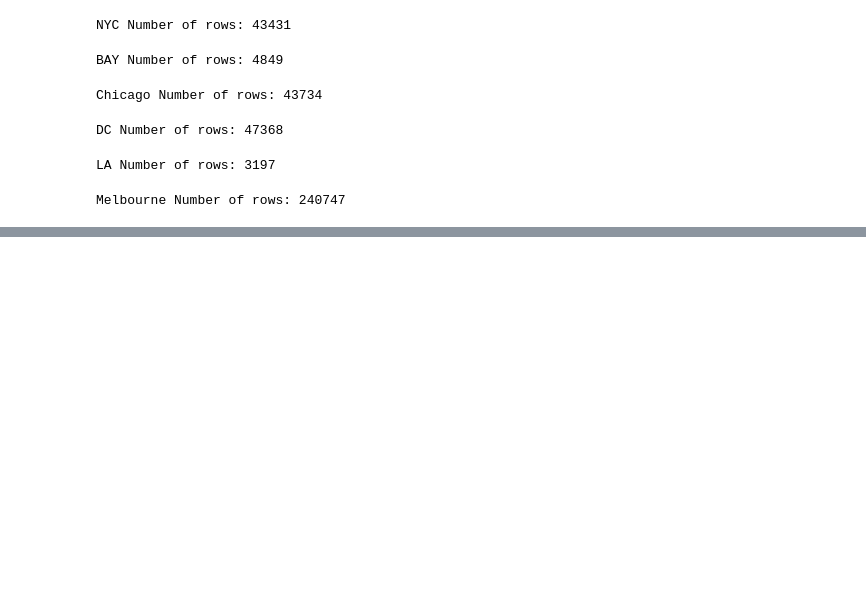
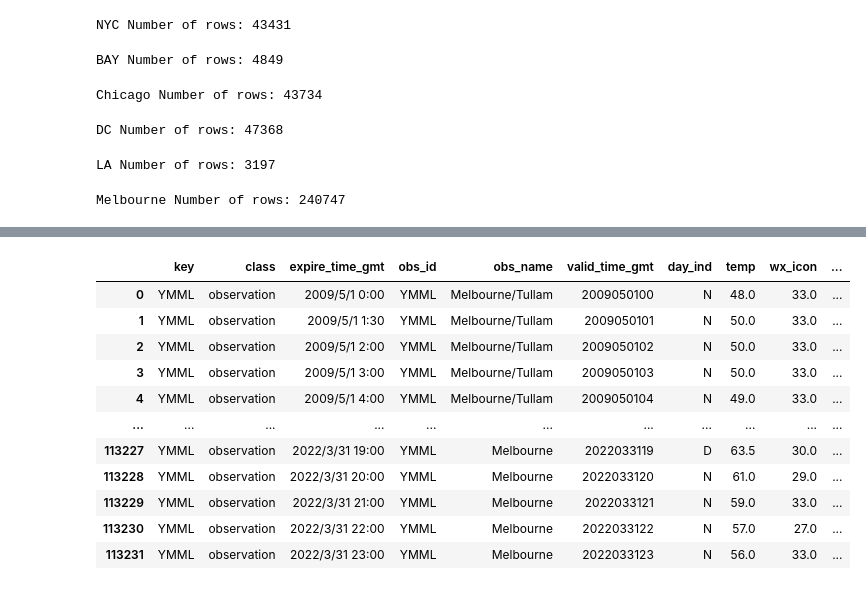
Before and after one commit to Liyue-Chen/STContext, a Jupyter notebook: data/Weather/analyze_wxx.ipynb, the cells around one changed output, grey strips where cells are left out. Saved outputs shown, nothing was run; the diff lists cells and outputs as text; code cells hidden in the pictures; blank space fills up the shorter version.

```diff
--- a/data/Weather/analyze_wxx.ipynb
+++ b/data/Weather/analyze_wxx.ipynb
@@ -368,0 +706,86 @@ Melbourne Number of rows: 240747
+# %%
+import os
+import pandas as pd
+from tqdm import tqdm
+import datetime
+import calendar
+
+col = ['key', 'class', 'expire_time_gmt', 'obs_id', 'obs_name', 'valid_time_gmt',
+         'day_ind', 'temp', 'wx_icon', 'icon_extd', 'wx_phrase', 'pressure_tend',
+         'pressure_desc', 'dewPt', 'heat_index', 'rh', 'pressure', 'vis', 'wc',
+         'wdir', 'wdir_cardinal', 'gust', 'wspd', 'max_temp', 'min_temp',
+         'precip_total', 'precip_hrly', 'snow_hrly', 'uv_desc', 'feels_like',
+         'uv_index', 'qualifier', 'qualifier_svrty', 'blunt_phrase', 'terse_phrase',
+         'clds', 'water_temp', 'primary_wave_period', 'primary_wave_height',
+         'primary_swell_period', 'primary_swell_height', 'primary_swell_direction',
+         'secondary_swell_period', 'secondary_swell_height', 'secondary_swell_direction']
+all_type = ['Cloudy', 'Fair', 'Rainy', 'Foggy', 'Snowy',\
+             'Windy', 'Overcast', 'Thunderstorm', 'Tornado', 'Hail']
+cities_ls = ['NYC', 'BAY','Chicago','DC','LA','Melbourne']
+suffix = 'Weather_ori_1.csv'
+dict = {}
+
+for c in cities_ls:
+    f_path = f'./preprocessed/step2/{c}/'
+    f_file = c+'Weather_1h.csv'
+    f_str = f_path + f_file # the name of the file
+    df_for_fill = pd.read_csv(f_str, converters={'wx_phrase':str})
+    num_rows = len(df_for_fill)
+    print_msg = str(c+" Number of rows: ").ljust(30)+str(num_rows)
+    print(print_msg.ljust(50), end='')
+    if num_rows == 0: continue
+
+    def str2date(s:str)->datetime.datetime:
+        """s: s must like '2023051102', its first four letters represent year,
+        and then each 2 letters represent month, day, hour respectively"""
+        s = str(s)
+        year, month, day, hour = s[:4], s[4:6], s[6:8], s[8:]
+        return datetime.datetime(int(year), int(month), int(day), int(hour))
+    def date2str(date:datetime.datetime)->str:
+        # {ls[0]}{ls[1].zfill(2)}{ls[2].zfill(2)}{ls[3].zfill(2)}
+        return f'{str(date.year)}{str(date.month).zfill(2)}{str(date.day).zfill(2)}{str(date.hour).zfill(2)}'
+
+    start_str = df_for_fill.loc[0, 'valid_time_gmt']
+    # print(start_str)
+    end_str = df_for_fill.loc[num_rows-1, 'valid_time_gmt']
+    start_date = str2date(start_str)
+    end_date = str2date(end_str)
+    now_date = start_date
+    cnt = 0 # 用于索引csv的行
+    dict_for_df = {} # 用于构建新的df
+    ls_filled = [] # 用于记录哪些时刻原本是没有的而是被新填充的
+    for col_name in col:
+        dict_for_df[col_name] = []
+    while now_date <= end_date:
+        csv_str = df_for_fill.loc[cnt, 'valid_time_gmt']
+        csv_date = str2date(csv_str)
+        if csv_date == now_date:
+            tmp_row = df_for_fill.loc[cnt].copy() # 不需要填充
+            for col_name in col:
+                dict_for_df[col_name].append(tmp_row[col_name])
+        else:
+            tmp_row = df_for_fill.loc[cnt-1].copy() # 取上一时刻的来填充
+            tmp_str = date2str(now_date)
+            tmp_row['valid_time_gmt'] = tmp_str # 修改时间
+            ls_filled.append(tmp_str)
+            for col_name in col:
+                dict_for_df[col_name].append(tmp_row[col_name])
+
+            cnt -= 1 # 这个是为了防止跳过当前的行
+        now_date += datetime.timedelta(hours=1)
+        cnt += 1
+
+    df_filled = pd.DataFrame(dict_for_df) # 生成新的dataframe
+    df_record = pd.DataFrame(ls_filled) # 记录哪些时刻是被新填充的
+    filled_path = f'./preprocessed/step3/{c}/'
+    filled_file = c+'Weather_1h.csv'
+    record_file = c+'record.csv'
+
+    if not os.path.exists(filled_path):
+        os.makedirs(filled_path)
+
+    df_filled.to_csv(filled_path+filled_file, index=False)
+    df_record.to_csv(filled_path+record_file, index=False)
+    print(f'after filled: {len(df_filled)}')
+df_filled
+# %% [output]
@@ -368,0 +798,12 @@ Melbourne Number of rows: 240747
+|  | key | class | expire_time_gmt | obs_id | obs_name | valid_time_gmt | day_ind | temp | wx_icon | ... |
+| 0 | YMML | observation | 2009/5/1 0:00 | YMML | Melbourne/Tullam | 2009050100 | N | 48.0 | 33.0 | ... |
+| 1 | YMML | observation | 2009/5/1 1:30 | YMML | Melbourne/Tullam | 2009050101 | N | 50.0 | 33.0 | ... |
+| 2 | YMML | observation | 2009/5/1 2:00 | YMML | Melbourne/Tullam | 2009050102 | N | 50.0 | 33.0 | ... |
+| 3 | YMML | observation | 2009/5/1 3:00 | YMML | Melbourne/Tullam | 2009050103 | N | 50.0 | 33.0 | ... |
+| 4 | YMML | observation | 2009/5/1 4:00 | YMML | Melbourne/Tullam | 2009050104 | N | 49.0 | 33.0 | ... |
+| ... | ... | ... | ... | ... | ... | ... | ... | ... | ... | ... |
+| 113227 | YMML | observation | 2022/3/31 19:00 | YMML | Melbourne | 2022033119 | D | 63.5 | 30.0 | ... |
+| 113228 | YMML | observation | 2022/3/31 20:00 | YMML | Melbourne | 2022033120 | N | 61.0 | 29.0 | ... |
+| 113229 | YMML | observation | 2022/3/31 21:00 | YMML | Melbourne | 2022033121 | N | 59.0 | 33.0 | ... |
+| 113230 | YMML | observation | 2022/3/31 22:00 | YMML | Melbourne | 2022033122 | N | 57.0 | 27.0 | ... |
+| 113231 | YMML | observation | 2022/3/31 23:00 | YMML | Melbourne | 2022033123 | N | 56.0 | 33.0 | ... |
```
Also changed, not shown: parts of 37 cells of this notebook.
